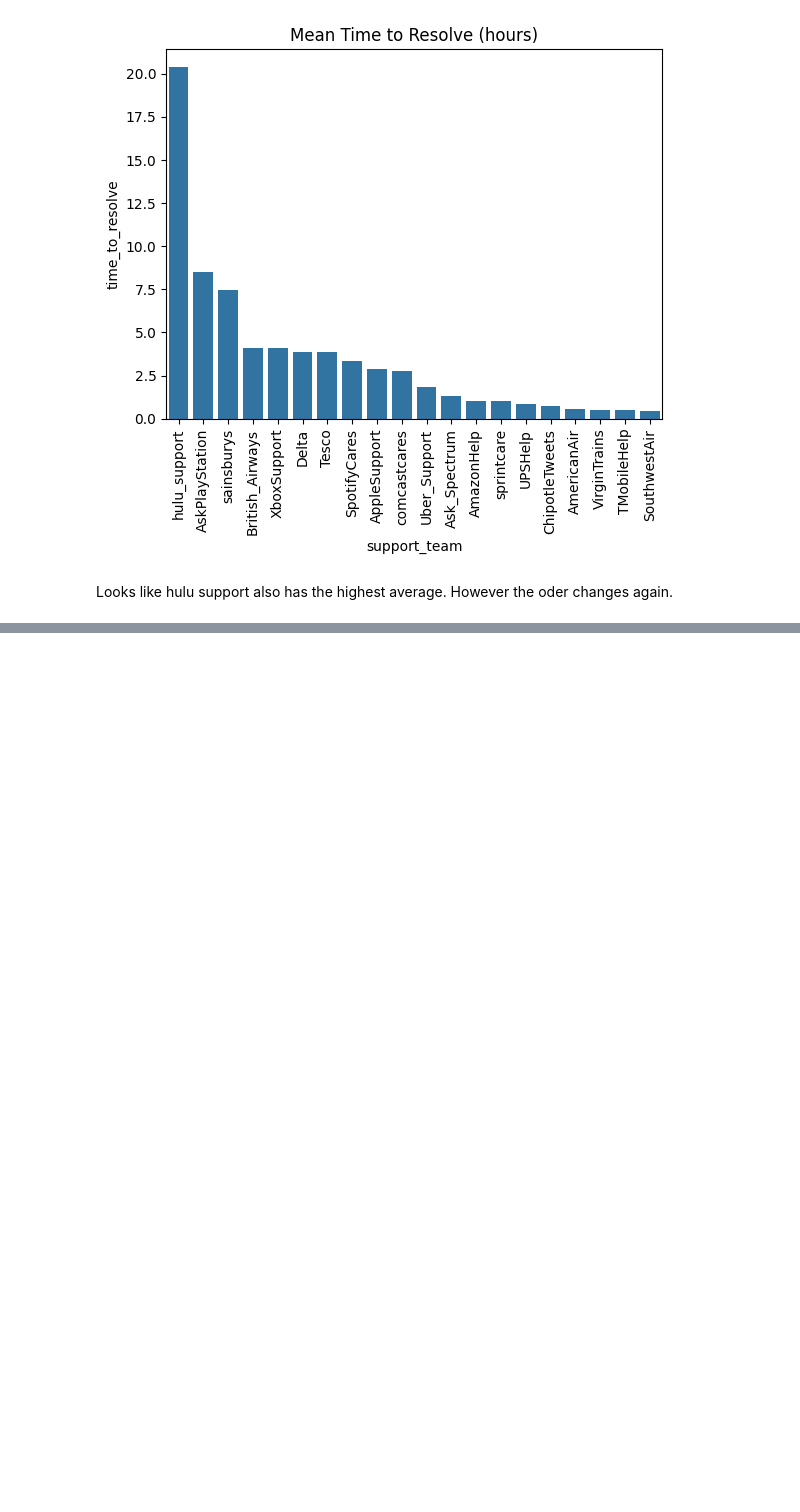
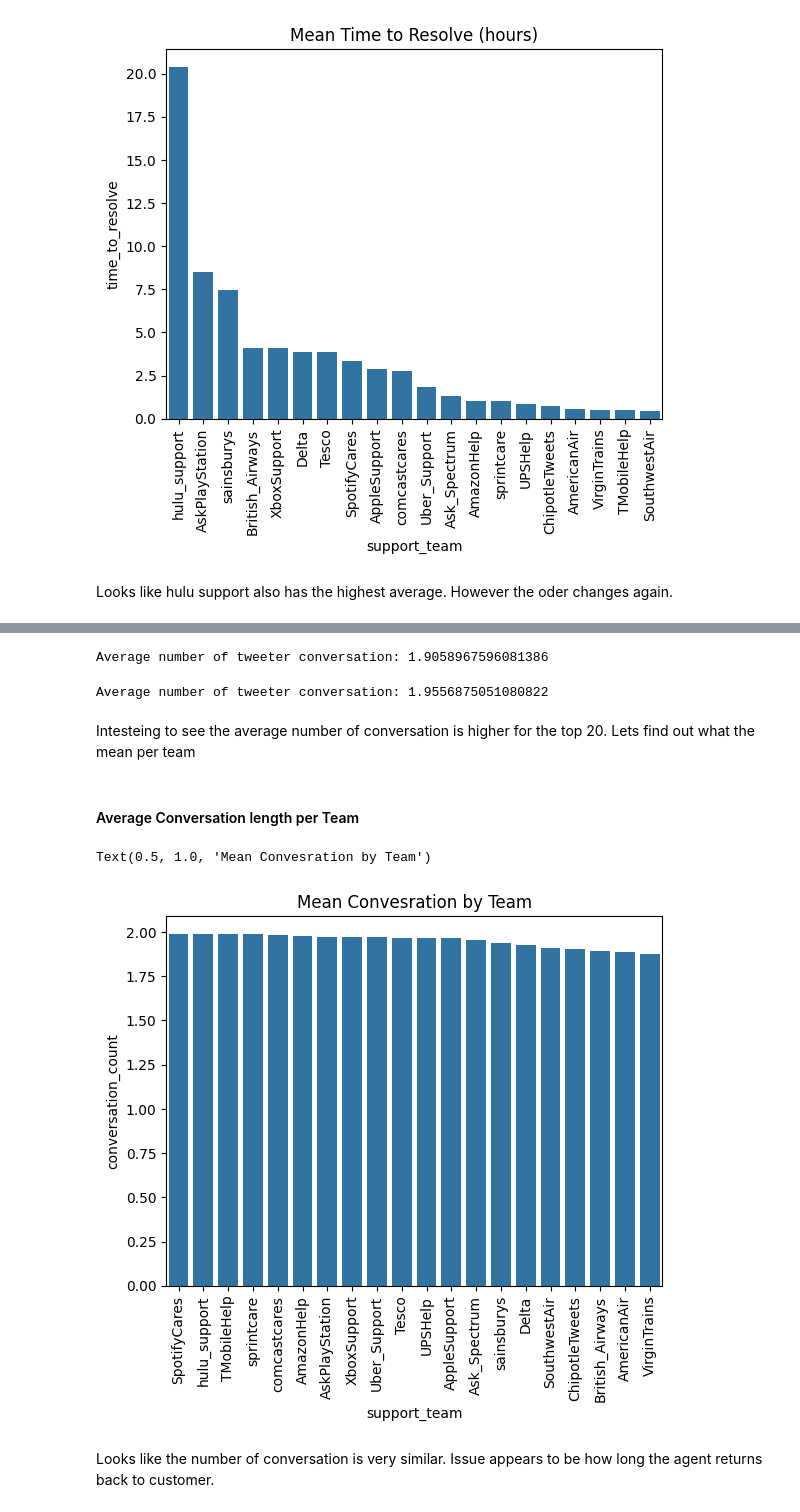
Before and after one commit to erictlong/customer-support-automation, a Jupyter notebook: data analytics/supportTicketDataReview.ipynb, the cells around one changed output, grey strips where cells are left out. Drawn from its saved outputs; the diff is of its cells as text; code cells hidden in the pictures; blank space fills up the shorter version.

```diff
--- a/data analytics/supportTicketDataReview.ipynb
+++ b/data analytics/supportTicketDataReview.ipynb
@@ -178,0 +141,23 @@ Looks like hulu support also has the highest average. However the oder changes a
+# %%
+print(f"Average number of tweeter conversation: {df['conversation_count'].mean()}")
+# %% [output]
+Average number of tweeter conversation: 1.9058967596081386
+# %%
+print(f"Average number of tweeter conversation: {df_20_filter['conversation_count'].mean()}")
+# %% [output]
+Average number of tweeter conversation: 1.9556875051080822
+# %% [markdown]
+Intesteing to see the average number of conversation is higher for the top 20. Lets find out what the mean per team
+# %% [markdown]
+#### Average Conversation length per Team
+# %%
+coversation_length_mean = df_20_filter.groupby('support_team')['conversation_count'].mean().reset_index().sort_values('conversation_count', ascending=False)
+# %%
+g = sns.barplot(coversation_length_mean, x='support_team', y='conversation_count')
+g.set_xticklabels(g.get_xticklabels(), rotation=90)
+g.set_title("Mean Convesration by Team")
+# %% [output]
+Text(0.5, 1.0, 'Mean Convesration by Team')
+[figure, added]
+# %% [markdown]
+Looks like the number of conversation is very similar. Issue appears to be how long the agent returns back to customer.
```
Also changed, not shown: parts of 8 cells of this notebook.
